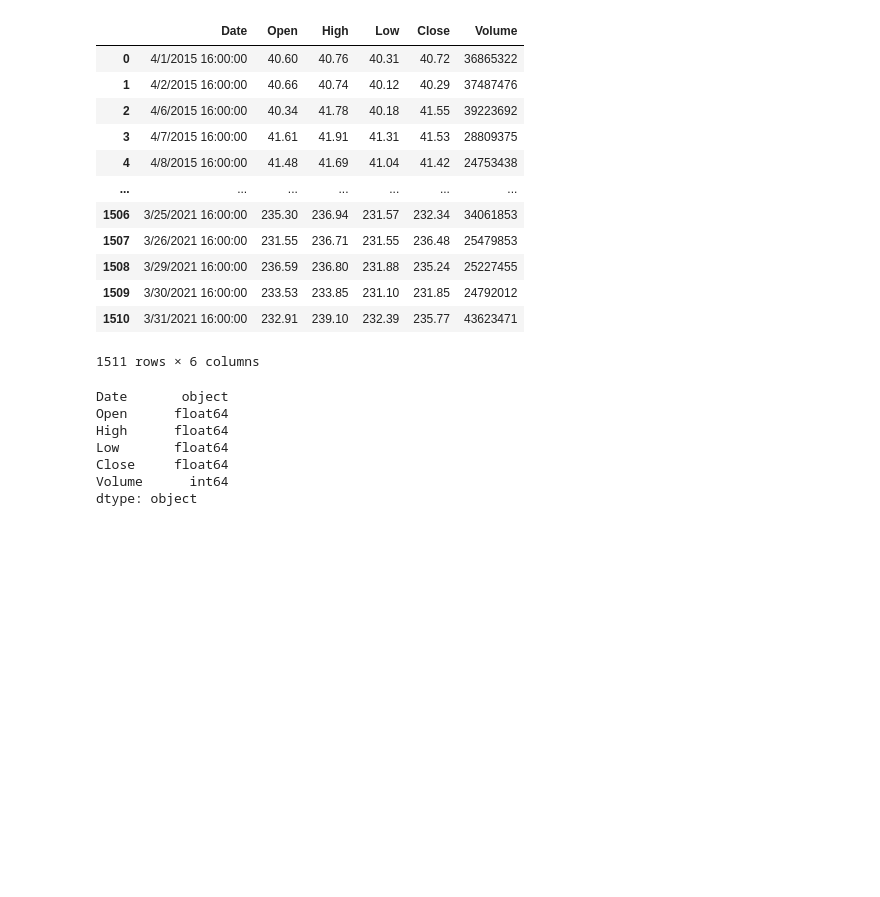
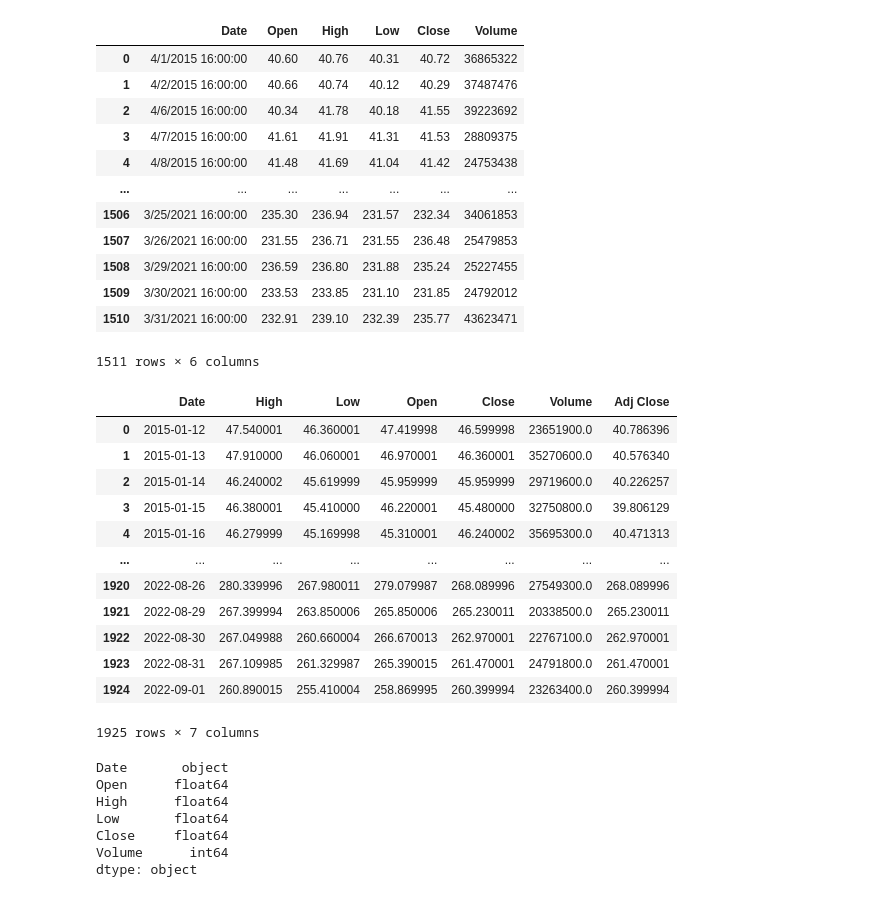
Before and after one commit to benjaminfunk47/Microsoft-Stock-Forecasting, a Jupyter notebook: DatasetCleaning.ipynb, the cells around one changed output. Saved outputs shown, nothing was run; the diff lists cells and outputs as text; code cells hidden in the pictures; blank space fills up the shorter version.

```diff
--- a/DatasetCleaning.ipynb
+++ b/DatasetCleaning.ipynb
@@ -3,6 +3,8 @@ import pandas as pd
 import numpy as np
 # %%
 df = pd.read_csv('Microsoft_Stock.csv')
+# %%
+df2 = pd.read_csv('Microsoft_Stock_Test.csv')
 # %%
 df
 # %% [output]
@@ -19,6 +21,22 @@ df
 | 1509 | 3/30/2021 16:00:00 | 233.53 | 233.85 | 231.10 | 231.85 | 24792012 |
 | 1510 | 3/31/2021 16:00:00 | 232.91 | 239.10 | 232.39 | 235.77 | 43623471 |
 1511 rows × 6 columns
+# %%
+df2
+# %% [output]
+|  | Date | High | Low | Open | Close | Volume | Adj Close |
+| 0 | 2015-01-12 | 47.540001 | 46.360001 | 47.419998 | 46.599998 | 23651900.0 | 40.786396 |
+| 1 | 2015-01-13 | 47.910000 | 46.060001 | 46.970001 | 46.360001 | 35270600.0 | 40.576340 |
+| 2 | 2015-01-14 | 46.240002 | 45.619999 | 45.959999 | 45.959999 | 29719600.0 | 40.226257 |
+| 3 | 2015-01-15 | 46.380001 | 45.410000 | 46.220001 | 45.480000 | 32750800.0 | 39.806129 |
+| 4 | 2015-01-16 | 46.279999 | 45.169998 | 45.310001 | 46.240002 | 35695300.0 | 40.471313 |
+| ... | ... | ... | ... | ... | ... | ... | ... |
+| 1920 | 2022-08-26 | 280.339996 | 267.980011 | 279.079987 | 268.089996 | 27549300.0 | 268.089996 |
+| 1921 | 2022-08-29 | 267.399994 | 263.850006 | 265.850006 | 265.230011 | 20338500.0 | 265.230011 |
+| 1922 | 2022-08-30 | 267.049988 | 260.660004 | 266.670013 | 262.970001 | 22767100.0 | 262.970001 |
+| 1923 | 2022-08-31 | 267.109985 | 261.329987 | 265.390015 | 261.470001 | 24791800.0 | 261.470001 |
+| 1924 | 2022-09-01 | 260.890015 | 255.410004 | 258.869995 | 260.399994 | 23263400.0 | 260.399994 |
+1925 rows × 7 columns
 # %%
 df.dtypes
 # %% [output]
```
Also changed, not shown: parts of 11 cells of this notebook, 4 other files.
